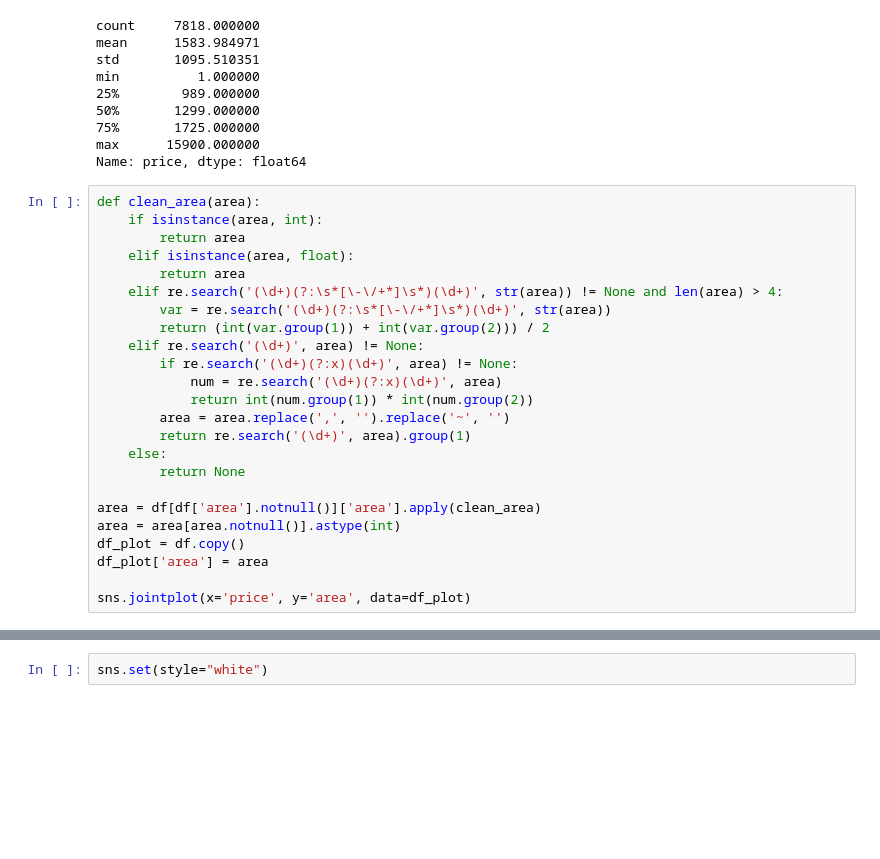
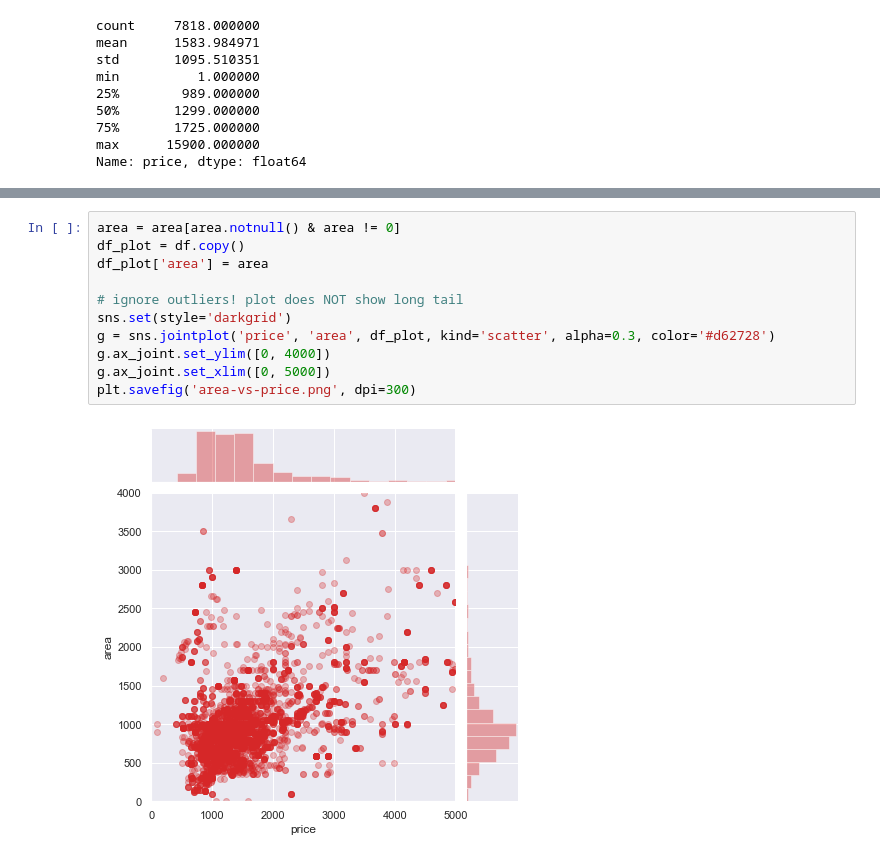
Before and after one commit to lilyzhai/housing-survey, a Jupyter notebook: notebooks/EDA-Eric.ipynb, the cells around one changed output, grey strips where cells are left out. Saved outputs shown, nothing was run; the diff lists cells and outputs as text; blank space fills up the shorter version.

Commit message:
fixed cleaning, some EDA

```diff
--- a/notebooks/EDA-Eric.ipynb
+++ b/notebooks/EDA-Eric.ipynb
@@ -26,27 +37,3 @@ min          1.000000
 75%       1725.000000
 max      15900.000000
 Name: price, dtype: float64
-# %%
-def clean_area(area):
-    if isinstance(area, int):
-        return area
-    elif isinstance(area, float):
-        return area
-    elif re.search('(\d+)(?:\s*[\-\/+*]\s*)(\d+)', str(area)) != None and len(area) > 4:
-        var = re.search('(\d+)(?:\s*[\-\/+*]\s*)(\d+)', str(area))
-        return (int(var.group(1)) + int(var.group(2))) / 2
-    elif re.search('(\d+)', area) != None:
-        if re.search('(\d+)(?:x)(\d+)', area) != None:
-            num = re.search('(\d+)(?:x)(\d+)', area)
-            return int(num.group(1)) * int(num.group(2))
-        area = area.replace(',', '').replace('~', '')
-        return re.search('(\d+)', area).group(1)
-    else:
-        return None
-
-area = df[df['area'].notnull()]['area'].apply(clean_area)
-area = area[area.notnull()].astype(int)
-df_plot = df.copy()
-df_plot['area'] = area
-
-sns.jointplot(x='price', y='area', data=df_plot)
@@ -56,2 +40,13 @@ sns.jointplot(x='price', y='area', data=df_plot)
-# %%
-sns.set(style="white")
+# %%
+area = area[area.notnull() & area != 0]
+df_plot = df.copy()
+df_plot['area'] = area
+
+# ignore outliers! plot does NOT show long tail
+sns.set(style='darkgrid')
+g = sns.jointplot('price', 'area', df_plot, kind='scatter', alpha=0.3, color='#d62728')
+g.ax_joint.set_ylim([0, 4000])
+g.ax_joint.set_xlim([0, 5000])
+plt.savefig('area-vs-price.png', dpi=300)
+# %% [output]
+[figure, added]
```
Also changed, not shown: parts of 5 cells of this notebook, 5 other files.
